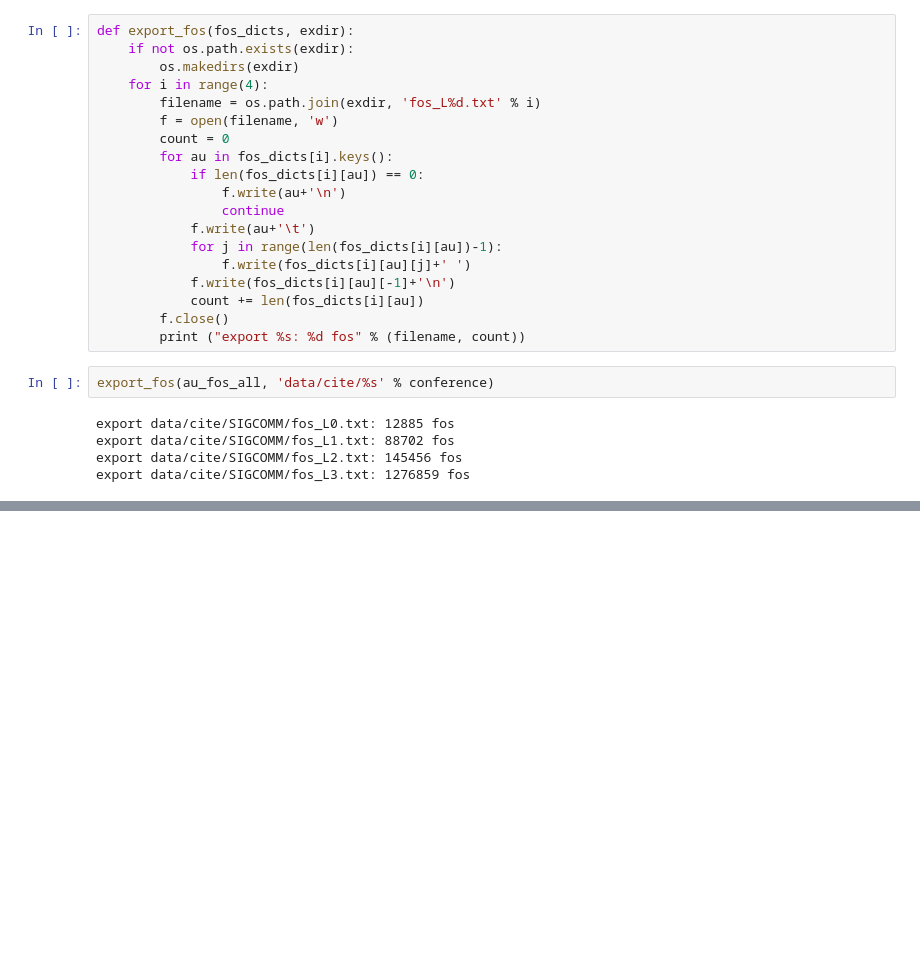
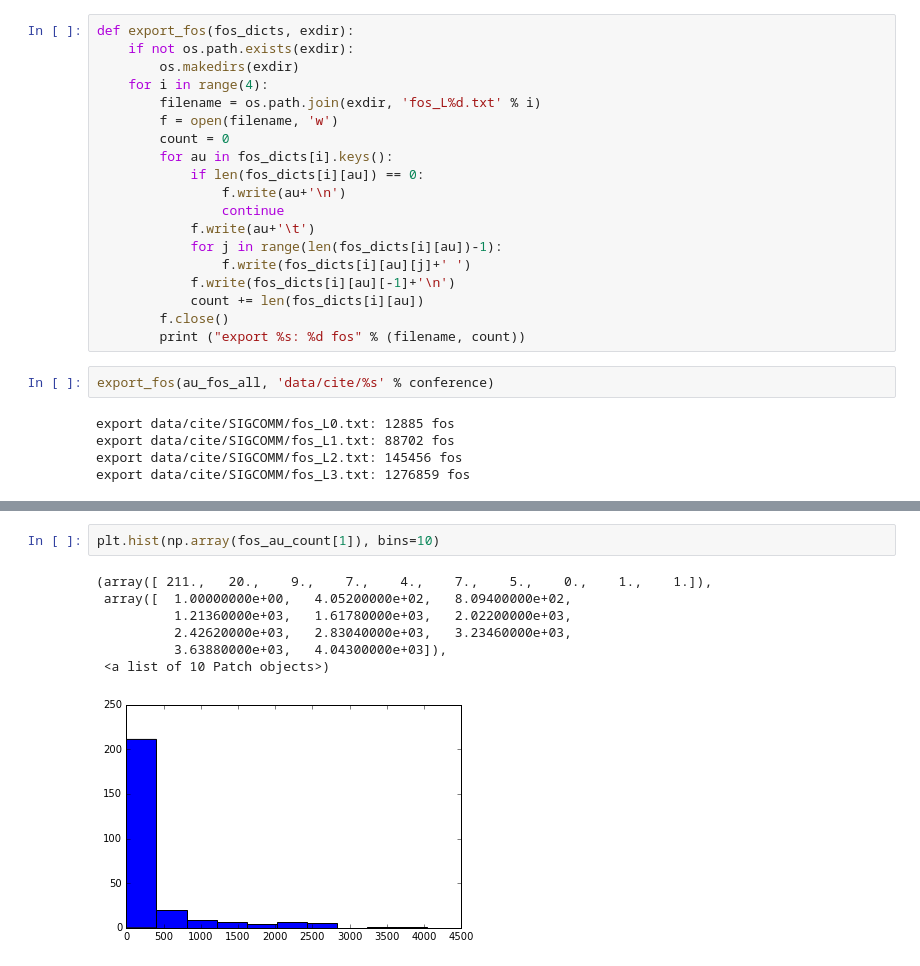
Before and after one commit to elicassion/2017Summer-Community-Detection, a Jupyter notebook: Dataset/cite_extract.ipynb, the cells around one changed output, grey strips where cells are left out. Drawn from its saved outputs; the diff is of its cells as text; blank space fills up the shorter version.

```diff
--- a/Dataset/cite_extract.ipynb
+++ b/Dataset/cite_extract.ipynb
@@ -197,0 +218,10 @@ export data/cite/SIGCOMM/fos_L3.txt: 1276859 fos
+# %%
+plt.hist(np.array(fos_au_count[1]), bins=10)
+# %% [output]
+(array([ 211.,   20.,    9.,    7.,    4.,    7.,    5.,    0.,    1.,    1.]),
+ array([  1.00000000e+00,   4.05200000e+02,   8.09400000e+02,
+          1.21360000e+03,   1.61780000e+03,   2.02200000e+03,
+          2.42620000e+03,   2.83040000e+03,   3.23460000e+03,
+          3.63880000e+03,   4.04300000e+03]),
+ <a list of 10 Patch objects>)
+[figure, added]
```
Also changed, not shown: parts of 6 cells of this notebook.
